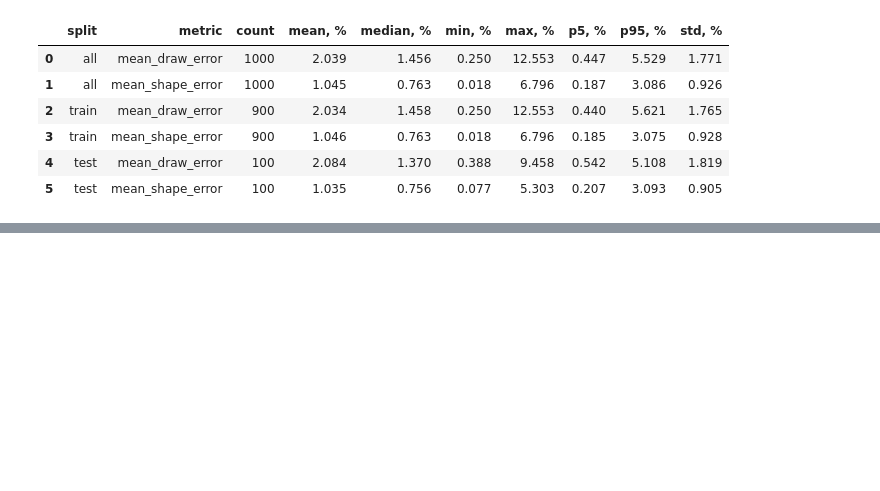
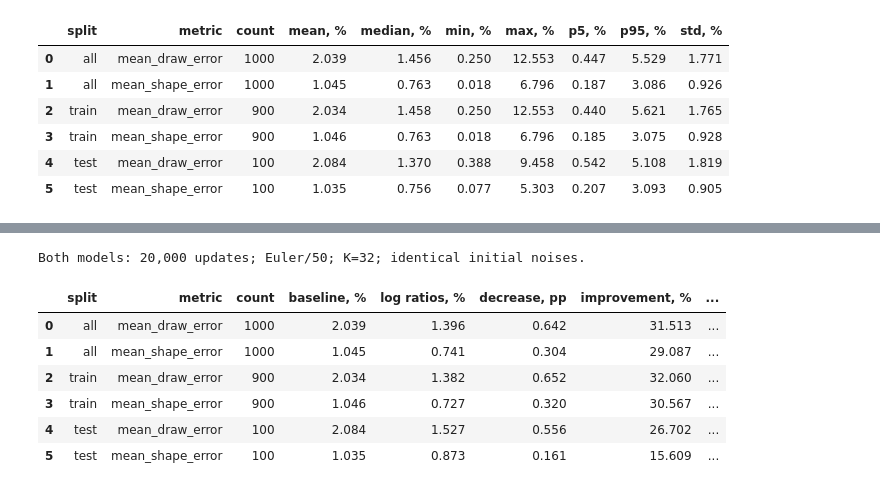
Before and after one commit to VLSF/drums, a Jupyter notebook: notebooks/FM_more_epochs_stats.ipynb, the cells around one changed output, grey strips where cells are left out. Cells and saved outputs as stored; diff of their text form; code cells hidden in the pictures; blank space fills up the shorter version.

```diff
--- a/notebooks/FM_more_epochs_stats.ipynb
+++ b/notebooks/FM_more_epochs_stats.ipynb
@@ -90,0 +117,34 @@ Final checkpoint: 20,000 updates; Euler: 50 steps; K=32. All = 1,000 drums.
+# %%
+# Improvement from log-ratio features. Positive values indicate lower errors.
+# Relative improvement is computed from aggregate means, not individual percentages.
+np.testing.assert_array_equal(inference["dataset_ids"], ratio_inference["dataset_ids"])
+ids = inference["dataset_ids"]
+improvement_rows = []
+for split, mask in (("all", np.ones(len(ids), dtype=bool)),
+                    ("train", ids < metadata["n_train"]),
+                    ("test", ids >= metadata["n_train"])):
+    for metric in ("mean_draw_error", "mean_shape_error"):
+        baseline_errors = inference[metric][mask]
+        new_errors = ratio_inference[metric][mask]
+        baseline_mean, new_mean = baseline_errors.mean(), new_errors.mean()
+        improvement_rows.append({
+            "split": split,
+            "metric": metric,
+            "count": int(mask.sum()),
+            "baseline, %": 100 * baseline_mean,
+            "log ratios, %": 100 * new_mean,
+            "decrease, pp": 100 * (baseline_mean - new_mean),
+            "improvement, %": 100 * (baseline_mean - new_mean) / baseline_mean,
+            "improved drums, %": 100 * np.mean(new_errors < baseline_errors),
+        })
+print("Both models: 20,000 updates; Euler/50; K=32; identical initial noises.")
+display(pd.DataFrame(improvement_rows).round(3))
+# %% [output]
+Both models: 20,000 updates; Euler/50; K=32; identical initial noises.
+|  | split | metric | count | baseline, % | log ratios, % | decrease, pp | improvement, % | ... |
+| 0 | all | mean_draw_error | 1000 | 2.039 | 1.396 | 0.642 | 31.513 | ... |
+| 1 | all | mean_shape_error | 1000 | 1.045 | 0.741 | 0.304 | 29.087 | ... |
+| 2 | train | mean_draw_error | 900 | 2.034 | 1.382 | 0.652 | 32.060 | ... |
+| 3 | train | mean_shape_error | 900 | 1.046 | 0.727 | 0.320 | 30.567 | ... |
+| 4 | test | mean_draw_error | 100 | 2.084 | 1.527 | 0.556 | 26.702 | ... |
+| 5 | test | mean_shape_error | 100 | 1.035 | 0.873 | 0.161 | 15.609 | ... |
```
Also changed, not shown: parts of 1 cell of this notebook.
